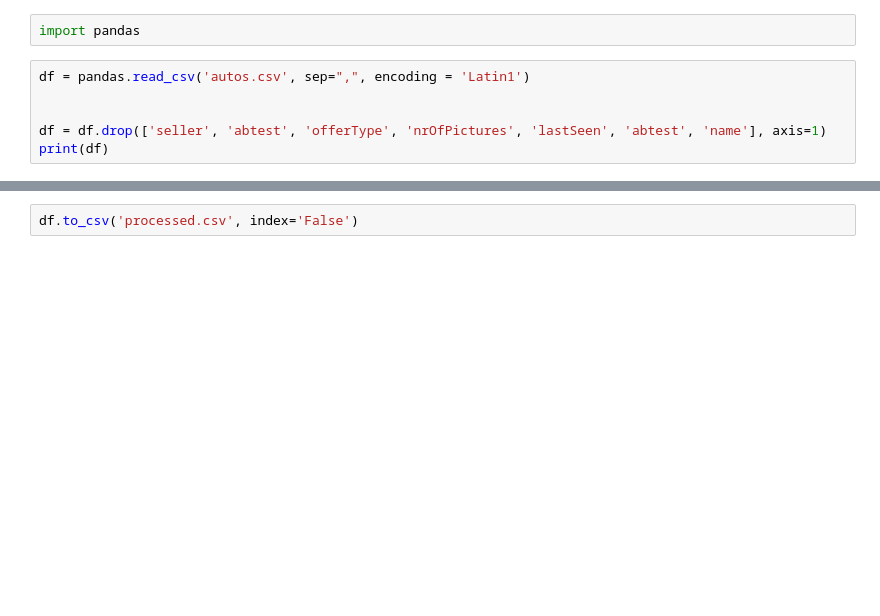
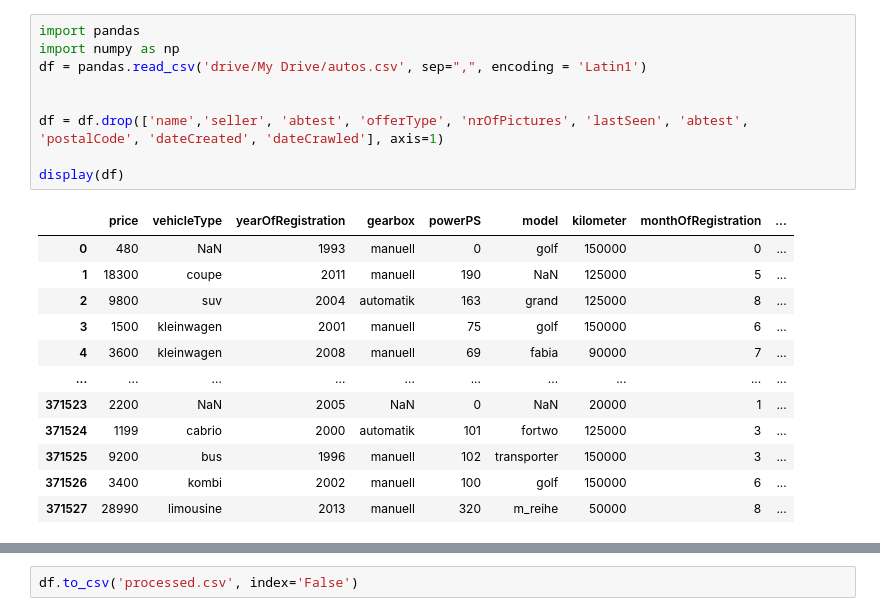
Before and after one commit to edliu2/UsedCarsProject, a Jupyter notebook: preprocess.ipynb, the cells around one changed output, grey strips where cells are left out. Drawn from its saved outputs; the diff is of its cells as text; blank space fills up the shorter version.

```diff
--- a/preprocess.ipynb
+++ b/preprocess.ipynb
@@ -1,9 +1,22 @@
-# %%
-import pandas
 # %%
-df = pandas.read_csv('autos.csv', sep=",", encoding = 'Latin1')
+import pandas
+import numpy as np
+df = pandas.read_csv('drive/My Drive/autos.csv', sep=",", encoding = 'Latin1')
 
 
-df = df.drop(['seller', 'abtest', 'offerType', 'nrOfPictures', 'lastSeen', 'abtest', 'name'], axis=1)
-print(df)
+df = df.drop(['name','seller', 'abtest', 'offerType', 'nrOfPictures', 'lastSeen', 'abtest', 'postalCode', 'dateCreated', 'dateCrawled'], axis=1)
+
+display(df)
 # %% [output]
+|  | price | vehicleType | yearOfRegistration | gearbox | powerPS | model | kilometer | monthOfRegistration | ... |
+| 0 | 480 | NaN | 1993 | manuell | 0 | golf | 150000 | 0 | ... |
+| 1 | 18300 | coupe | 2011 | manuell | 190 | NaN | 125000 | 5 | ... |
+| 2 | 9800 | suv | 2004 | automatik | 163 | grand | 125000 | 8 | ... |
+| 3 | 1500 | kleinwagen | 2001 | manuell | 75 | golf | 150000 | 6 | ... |
+| 4 | 3600 | kleinwagen | 2008 | manuell | 69 | fabia | 90000 | 7 | ... |
+| ... | ... | ... | ... | ... | ... | ... | ... | ... | ... |
+| 371523 | 2200 | NaN | 2005 | NaN | 0 | NaN | 20000 | 1 | ... |
+| 371524 | 1199 | cabrio | 2000 | automatik | 101 | fortwo | 125000 | 3 | ... |
+| 371525 | 9200 | bus | 1996 | manuell | 102 | transporter | 150000 | 3 | ... |
+| 371526 | 3400 | kombi | 2002 | manuell | 100 | golf | 150000 | 6 | ... |
+| 371527 | 28990 | limousine | 2013 | manuell | 320 | m_reihe | 50000 | 8 | ... |
```
Also changed, not shown: parts of 10 cells of this notebook.
